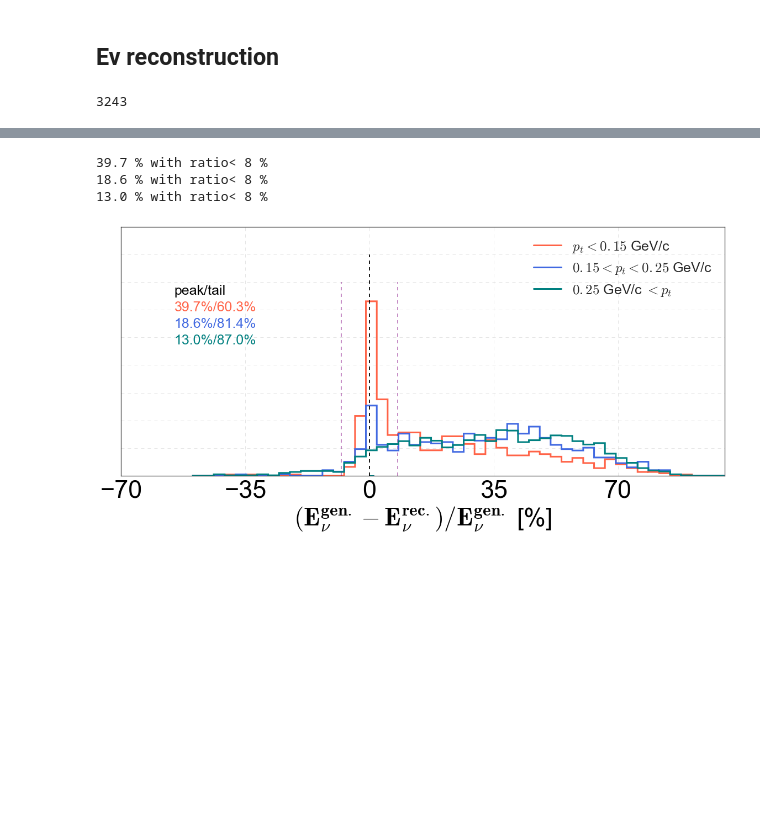
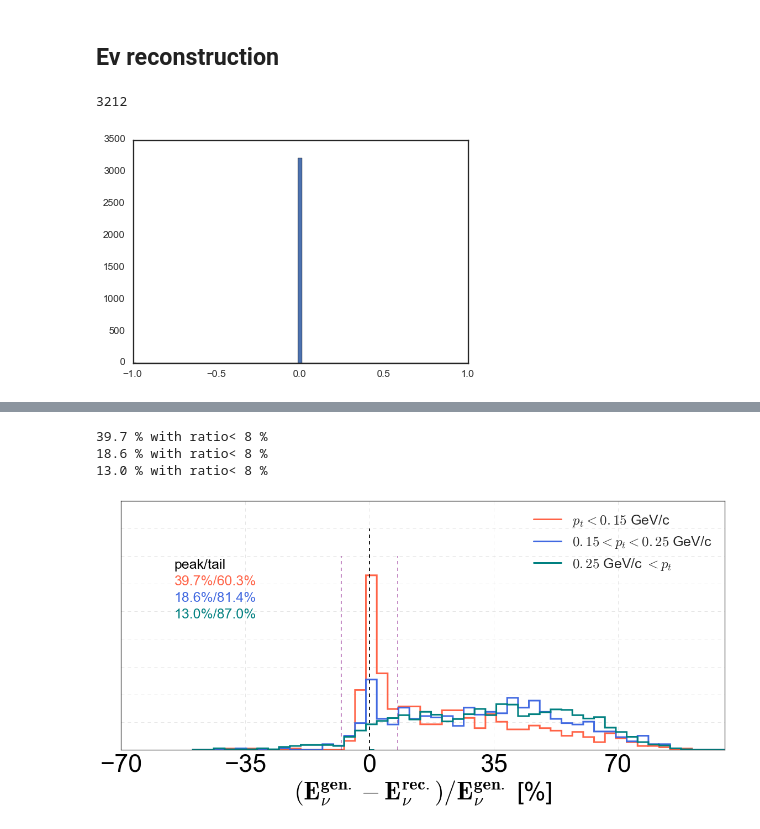
Before and after one commit to erezcoh4/AnalysisTreesInformation, a Jupyter notebook: CCQEPackage/notebooks/AnalysisReport/pairsEvReconstruction.ipynb, the cells around one changed output, grey strips where cells are left out. Cells and saved outputs as stored; diff of their text form; code cells hidden in the pictures; blank space fills up the shorter version.

```diff
--- a/CCQEPackage/notebooks/AnalysisReport/pairsEvReconstruction.ipynb
+++ b/CCQEPackage/notebooks/AnalysisReport/pairsEvReconstruction.ipynb
@@ -141,13 +162,16 @@ def find_fraction_of_good_Ev( sample=None, good_percentage=15 ):
     print "%.1f"%(100.*fgood),'% with ratio<',good_percentage,'%'
     return fgood
 # %%
-# print len(reduced_samples['no cut']['1mu-1p'][reduced_samples['no cut']['1mu-1p']['closest_genie_Ev']>0])
-sam = reduced_samples['no cut']['1mu-1p']
-Q2 = sam['truth_Q2']
-print len(Q2)
+print len(reduced_samples['no cut']['1mu-1p'][reduced_samples['no cut']['1mu-1p']['truth_Ev']>0])
+plt.hist(reduced_samples['no cut']['1mu-1p']['truth_Ev']-reduced_samples['no cut']['1mu-1p']['closest_genie_Ev'],bins=np.linspace(-1,1,100));
+# plt.hist(reduced_samples['no cut']['1mu-1p']['reco_CC1p_Ev_fromE'])
+# sam = reduced_samples['no cut']['1mu-1p']
+# Q2 = sam['truth_Q2']
+# print len(Q2)
 # plt.hist(reduced_samples['no cut']['1mu-1p']['truth_Ev'],bins = np.linspace(-0.1,2,100));
 # %% [output]
-3243
+3212
+[figure, added]
 # %%
 # Ev before and after the cuts
 good_percentage = 8 # above 10% we consider bad Ev reconstruction
```
Also changed, not shown: parts of 17 cells of this notebook, 9 other files.
